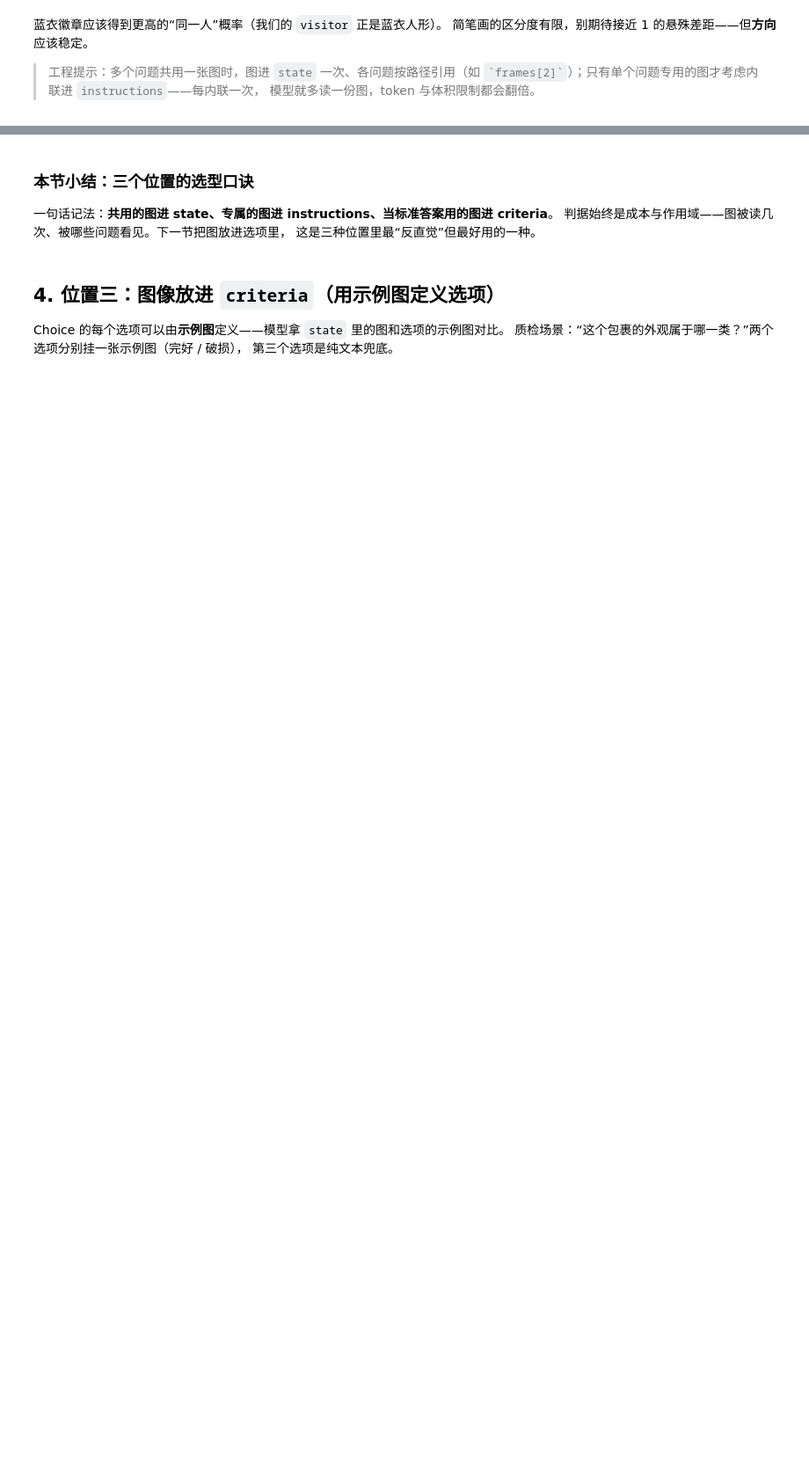
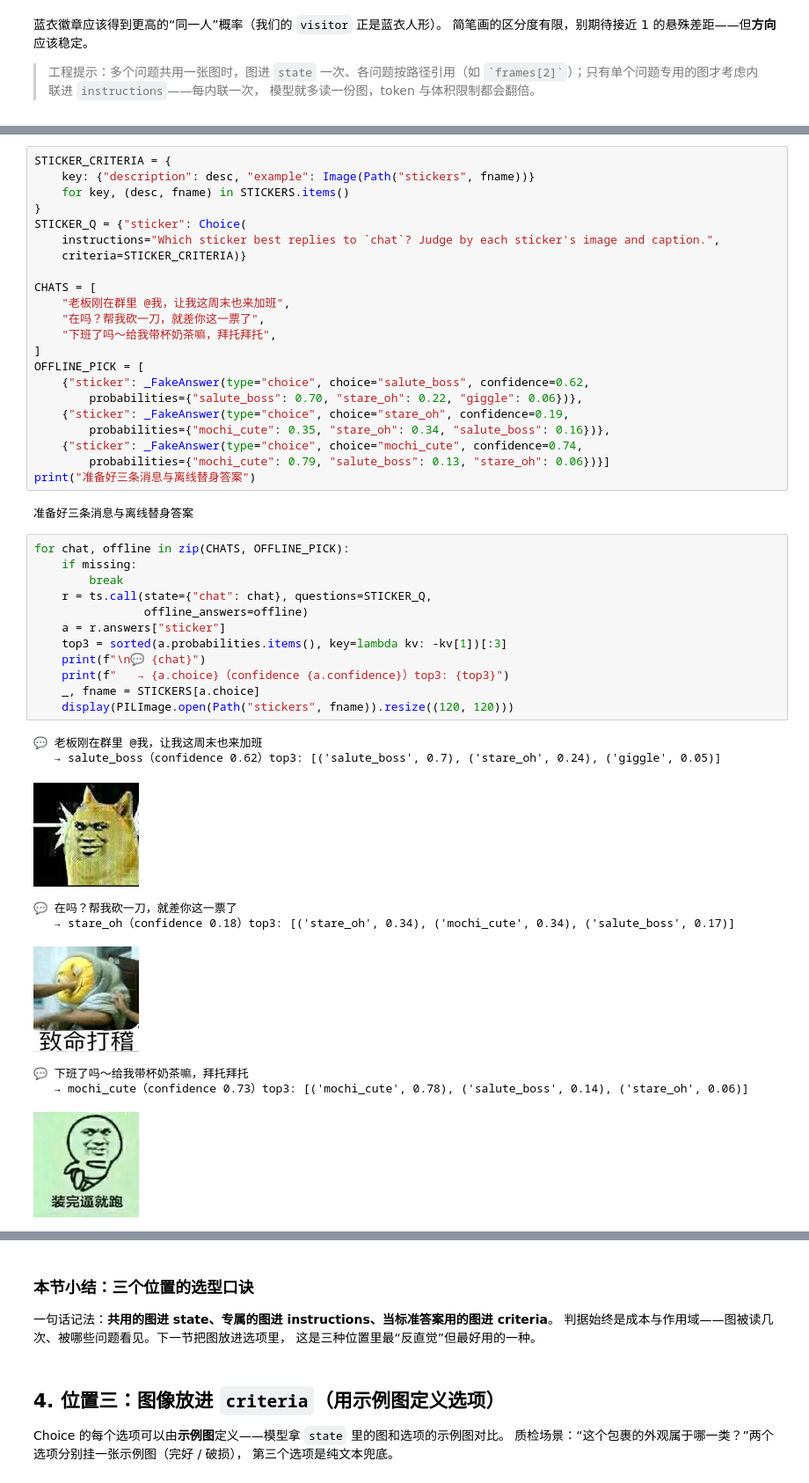
Before and after one commit to ainewworld/jev-cookbook, a Jupyter notebook: main/02_核心概念/06_图像输入.ipynb, the cells around one changed output, grey strips where cells are left out. Shown at 88% size. Saved outputs shown, nothing was run; the diff lists cells and outputs as text; blank space fills up the shorter version.

```diff
--- a/main/02_核心概念/06_图像输入.ipynb
+++ b/main/02_核心概念/06_图像输入.ipynb
@@ -285,0 +321,46 @@ print("红衣人徽章    same noul =", other_red.answers["same_person"].noul)
+# %%
+STICKER_CRITERIA = {
+    key: {"description": desc, "example": Image(Path("stickers", fname))}
+    for key, (desc, fname) in STICKERS.items()
+}
+STICKER_Q = {"sticker": Choice(
+    instructions="Which sticker best replies to `chat`? Judge by each sticker's image and caption.",
+    criteria=STICKER_CRITERIA)}
+
+CHATS = [
+    "老板刚在群里 @我，让我这周末也来加班",
+    "在吗？帮我砍一刀，就差你这一票了",
+    "下班了吗～给我带杯奶茶嘛，拜托拜托",
+]
+OFFLINE_PICK = [
+    {"sticker": _FakeAnswer(type="choice", choice="salute_boss", confidence=0.62,
+        probabilities={"salute_boss": 0.70, "stare_oh": 0.22, "giggle": 0.06})},
+    {"sticker": _FakeAnswer(type="choice", choice="stare_oh", confidence=0.19,
+        probabilities={"mochi_cute": 0.35, "stare_oh": 0.34, "salute_boss": 0.16})},
+    {"sticker": _FakeAnswer(type="choice", choice="mochi_cute", confidence=0.74,
+        probabilities={"mochi_cute": 0.79, "salute_boss": 0.13, "stare_oh": 0.06})}]
+print("准备好三条消息与离线替身答案")
+# %% [output]
+准备好三条消息与离线替身答案
+# %%
+for chat, offline in zip(CHATS, OFFLINE_PICK):
+    if missing:
+        break
+    r = ts.call(state={"chat": chat}, questions=STICKER_Q,
+                offline_answers=offline)
+    a = r.answers["sticker"]
+    top3 = sorted(a.probabilities.items(), key=lambda kv: -kv[1])[:3]
+    print(f"\n💬 {chat}")
+    print(f"   → {a.choice}（confidence {a.confidence}）top3: {top3}")
+    _, fname = STICKERS[a.choice]
+    display(PILImage.open(Path("stickers", fname)).resize((120, 120)))
+# %% [output]
+💬 老板刚在群里 @我，让我这周末也来加班
+   → salute_boss（confidence 0.62）top3: [('salute_boss', 0.7), ('stare_oh', 0.24), ('giggle', 0.05)]
+[figure, added]
+💬 在吗？帮我砍一刀，就差你这一票了
+   → stare_oh（confidence 0.18）top3: [('stare_oh', 0.34), ('mochi_cute', 0.34), ('salute_boss', 0.17)]
+[figure, added]
+💬 下班了吗～给我带杯奶茶嘛，拜托拜托
+   → mochi_cute（confidence 0.73）top3: [('mochi_cute', 0.78), ('salute_boss', 0.14), ('stare_oh', 0.06)]
+[figure, added]
```
Also changed, not shown: parts of 13 cells of this notebook, 8 other files.
